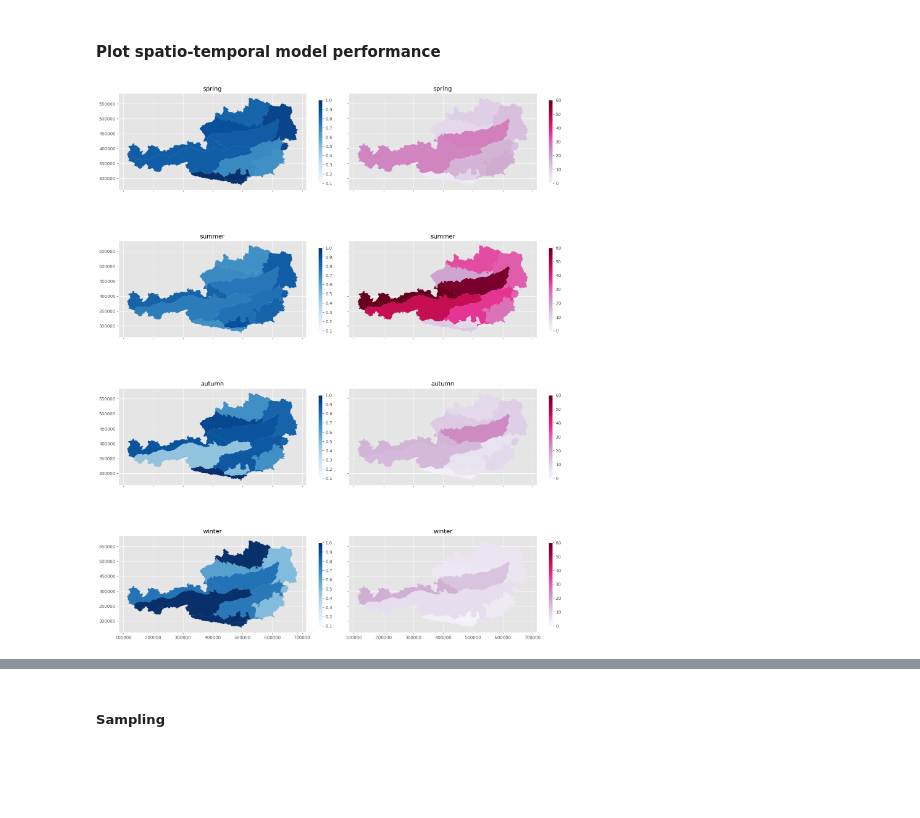
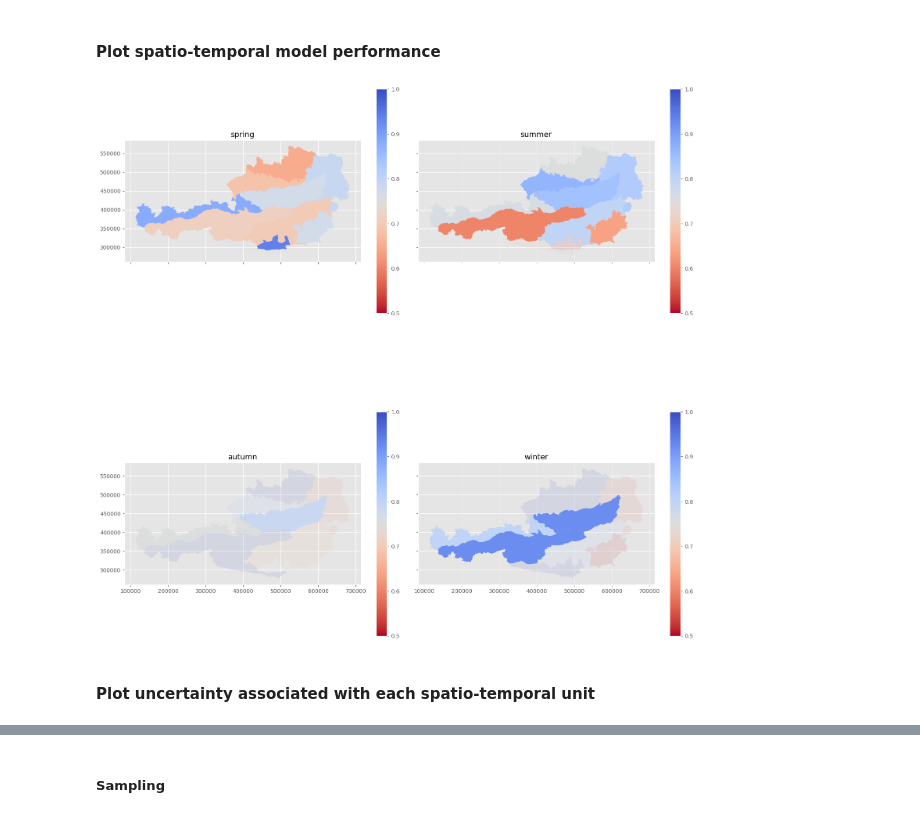
Before and after one commit to PLUS-ZGIS-GeoAI/ignite-bayesian-ml, a Jupyter notebook: notebooks/modeling_experiments/uncertainty_quantification/uncertainty_quantification_v2.ipynb, the cells around one changed output, grey strips where cells are left out. Saved outputs shown, nothing was run; the diff lists cells and outputs as text; code cells hidden in the pictures; blank space fills up the shorter version.

```diff
--- a/notebooks/modeling_experiments/uncertainty_quantification/uncertainty_quantification_v2.ipynb
+++ b/notebooks/modeling_experiments/uncertainty_quantification/uncertainty_quantification_v2.ipynb
@@ -66,8 +61,12 @@ training_data.rename(columns={"farmyard_d": "farmyard_density",
 training_data = training_data.sjoin(naturraumregionen.loc[:, ["EINHEIT", "geometry"]])
 training_data.drop(columns=["index_right"], inplace=True)
 
-# create season column (0 = winter (1,2,3), 1 = spring (4,5,6), 2 = sommer (7,8,9), 3 = winter (10,11,12))
-training_data["season"] = (training_data.date.dt.month -1) // 3
+training_data['season'] = training_data['date'].dt.month.apply(lambda x: (
+    3 if x in [12, 1, 2] else
+    0 if x in [3, 4, 5] else
+    1 if x in [6, 7, 8] else
+    2
+))
 
 # encode features into predefined classes
 training_data["naturraumregionen_encoded"] = training_data["EINHEIT"].apply(apply_encoding, mapping=naturraumregionen_encoding)
@@ -348,34 +360,35 @@ plot_performance_over_test_years(model_preds, X_test, y_test, "../../../results/
 # %%
 spatial_groups = [0, 1, 2, 3, 4, 5, 6, 7, 8, 9]
 temporal_groups = [0, 1, 2, 3]
 naturraumregionen["EINHEIT_encoded"] = naturraumregionen["EINHEIT"].apply(apply_encoding, mapping=naturraumregionen_encoding)
 
 preds = st_intercept_blr_preds.copy()
 preds["spatial_group"] = X_test.naturraumregionen_encoded.values
 preds["temporal_group"] = X_test.season.values
 preds["y_true"] = y_test.values
 
 def calculate_st_metrics(group):
     accuracy = accuracy_score(group['y_true'], group['y_pred'])
     f1 = f1_score(group['y_true'], group['y_pred'])
     sample_size = len(group)
     return pd.Series({'accuracy': accuracy, 'f1': f1, 'sample_size': sample_size})
 
 preds_st_grouped = preds.groupby(["spatial_group", "temporal_group"]).apply(calculate_st_metrics).reset_index()
 
-fig, axes = plt.subplots(4, 2, figsize=(16, 20), sharex="col", sharey="row")
+fig, axes = plt.subplots(2, 2, figsize=(16, 20), sharex="col", sharey="row")
 seasons = ["spring", "summer", "autumn", "winter"]
 
 for i in temporal_groups:
+    ax = axes[i // 2, i % 2]
     gdf = pd.merge(naturraumregionen, preds_st_grouped[preds_st_grouped.temporal_group == i], left_on="EINHEIT_encoded", right_on="spatial_group")
-    im1 = gdf.plot(column="accuracy", cmap="Blues", legend=True, ax=axes[i, 0], vmin=0.1, vmax=1, legend_kwds={"shrink":.5})
-    im2 = gdf.plot(column="sample_size", cmap="PuRd", legend=True, ax=axes[i, 1], vmin=0, vmax=60, legend_kwds={"shrink":.5})
-
-    axes[i, 0].set_title(f'{seasons[i]}', fontsize=14)
-    axes[i, 1].set_title(f'{seasons[i]}', fontsize=14)
+    gdf['alpha'] = gdf['sample_size'].apply(lambda x: 1 if x > 10 else 0.1)
+    im1 = gdf.plot(column="accuracy", cmap="coolwarm_r", legend=True, ax=ax, vmin=0.5, vmax=1, legend_kwds={"shrink":.5}, alpha=gdf.alpha)
+    ax.set_title(f'{seasons[i]}', fontsize=14)
 
 plt.tight_layout()
 plt.show()
 # %% [output]
-[figure, old version]
+[figure, new version]
+# %% [markdown]
+#### Plot uncertainty associated with each spatio-temporal unit
 # %% [markdown]
```
Also changed, not shown: parts of 28 cells of this notebook, 2 other files.
